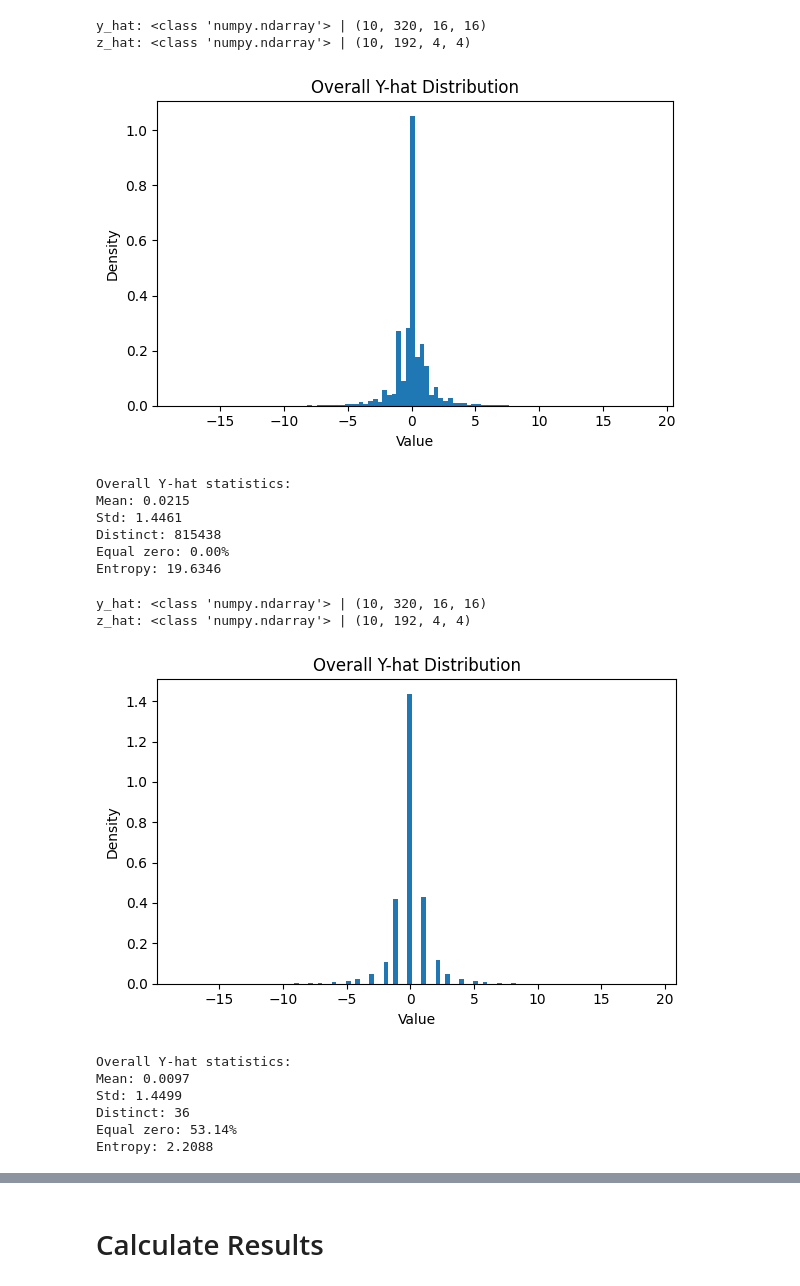
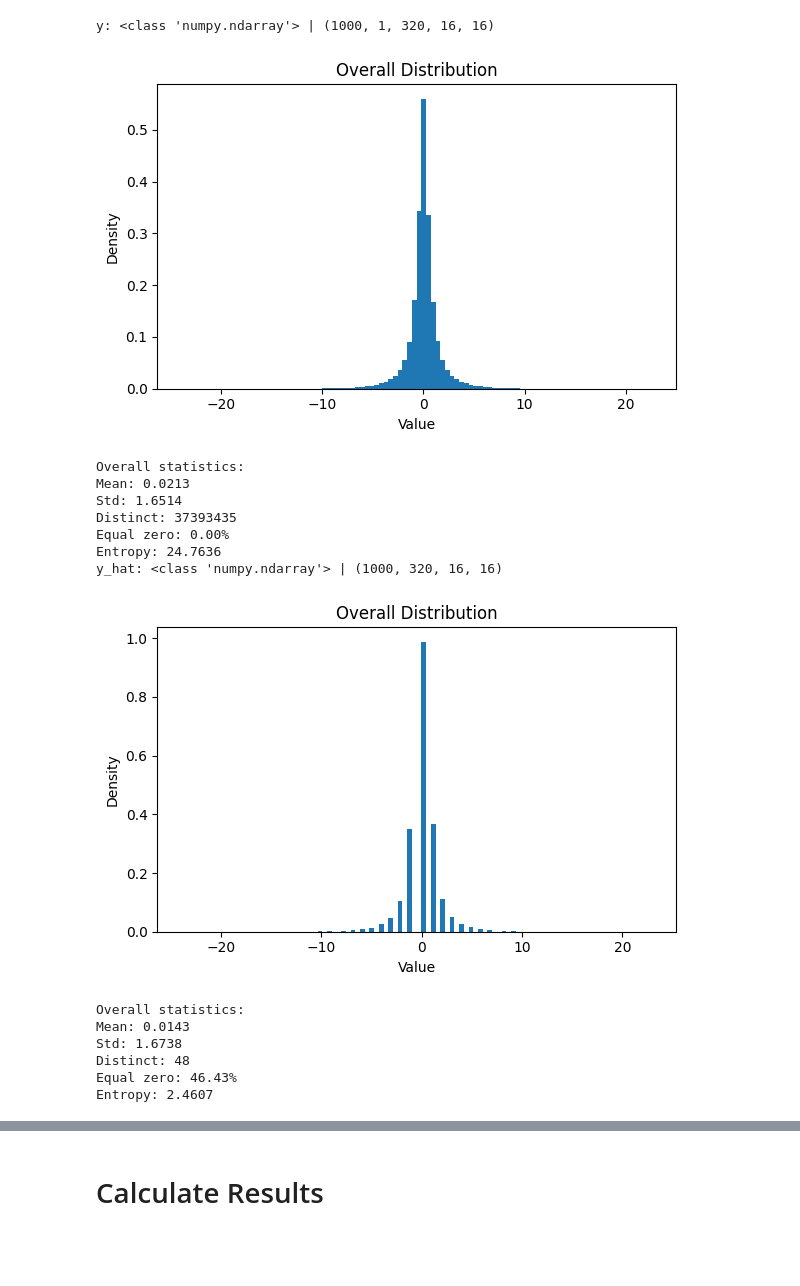
Before and after one commit to zb-umkc/elic_dct, a Jupyter notebook: elic_dct_rle.ipynb, the cells around one changed output, grey strips where cells are left out. Saved outputs shown, nothing was run; the diff lists cells and outputs as text; code cells hidden in the pictures; blank space fills up the shorter version.

```diff
--- a/elic_dct_rle.ipynb
+++ b/elic_dct_rle.ipynb
@@ -13,56 +13,51 @@ from rle import *
 # %%
 def plot_latent_distributions(
-        filepath="/scratch/zb7df/data/latents/latent_tensors.h5"
+        filepath="/scratch/zb7df/data/latents/",
+        filename="latent_tensors.h5",
+        dataset_name="y_hat"
 ):
-    with h5py.File(filepath, 'r') as f:
-        y_hat = f['y_hat'][:]
-        z_hat = f["z_hat"][:]
-        print(f"y_hat: {type(y_hat)} | {y_hat.shape}")
-        print(f"z_hat: {type(z_hat)} | {z_hat.shape}")
+    with h5py.File(filepath+filename, 'r') as f:
+        data = f[dataset_name][:]
+        print(f"{dataset_name}: {type(data)} | {data.shape}")
 
     # Overall distribution
     plt.figure(figsize=(6, 4))
 
-    # Plot y_hat distribution
-    # len(np.unique(y_hat))
-    plt.hist(y_hat.flatten(), bins=100, density=True)
-    plt.title('Overall Y-hat Distribution')
+    # Plot data distribution
+    plt.hist(data.flatten(), bins=100, density=True)
+    plt.title('Overall Distribution')
     plt.xlabel('Value')
     plt.ylabel('Density')
 
     plt.tight_layout()
     plt.show()
 
-    print("\nOverall Y-hat statistics:")
-    print(f"Mean: {np.mean(y_hat):.4f}")
-    print(f"Std: {np.std(y_hat):.4f}")
-    print(f"Distinct: {len(np.unique(y_hat))}")
-    print(f"Equal zero: {100 * np.mean(y_hat == 0):.2f}%")
-    print(f"Entropy: {entropy(y_hat):.4f}")
+    print("\nOverall statistics:")
+    print(f"Mean: {np.mean(data):.4f}")
+    print(f"Std: {np.std(data):.4f}")
+    print(f"Distinct: {len(np.unique(data))}")
+    print(f"Equal zero: {100 * np.mean(data == 0):.2f}%")
+    print(f"Entropy: {entropy(data):.4f}")
 
-    return y_hat, z_hat
+    return data.squeeze()
 # %%
-y_hat, z_hat = plot_latent_distributions()
+y = plot_latent_distributions(filename="latent_tensors_lambda1.h5", dataset_name="y")
+y_hat = plot_latent_distributions(filename="latent_tensors_lambda1.h5", dataset_name="y_hat")
+# z_hat = plot_latent_distributions(filename="latent_tensors_lambda1.h5", dataset_name="z_hat")
 # %% [output]
-y_hat: <class 'numpy.ndarray'> | (10, 320, 16, 16)
-z_hat: <class 'numpy.ndarray'> | (10, 192, 4, 4)
+y: <class 'numpy.ndarray'> | (1000, 1, 320, 16, 16)
-[figure, old version]
+[figure, new version]
-Overall Y-hat statistics:
-Mean: 0.0215
-Std: 1.4461
-Distinct: 815438
+Overall statistics:
+Mean: 0.0213
+Std: 1.6514
+Distinct: 37393435
 Equal zero: 0.00%
-Entropy: 19.6346
+Entropy: 24.7636
+y_hat: <class 'numpy.ndarray'> | (1000, 320, 16, 16)
+[figure, added]
+Overall statistics:
+Mean: 0.0143
+Std: 1.6738
+Distinct: 48
+Equal zero: 46.43%
+Entropy: 2.4607
-# %%
-filepath="/scratch/zb7df/data/latents/latent_tensors_bypass.h5"
-y_hat_b, z_hat_b = plot_latent_distributions(filepath)
-# %% [output]
-y_hat: <class 'numpy.ndarray'> | (10, 320, 16, 16)
-z_hat: <class 'numpy.ndarray'> | (10, 192, 4, 4)
-[figure, removed]
-Overall Y-hat statistics:
-Mean: 0.0097
-Std: 1.4499
-Distinct: 36
-Equal zero: 53.14%
-Entropy: 2.2088
```
Also changed, not shown: parts of 25 cells of this notebook, 19 other files.
